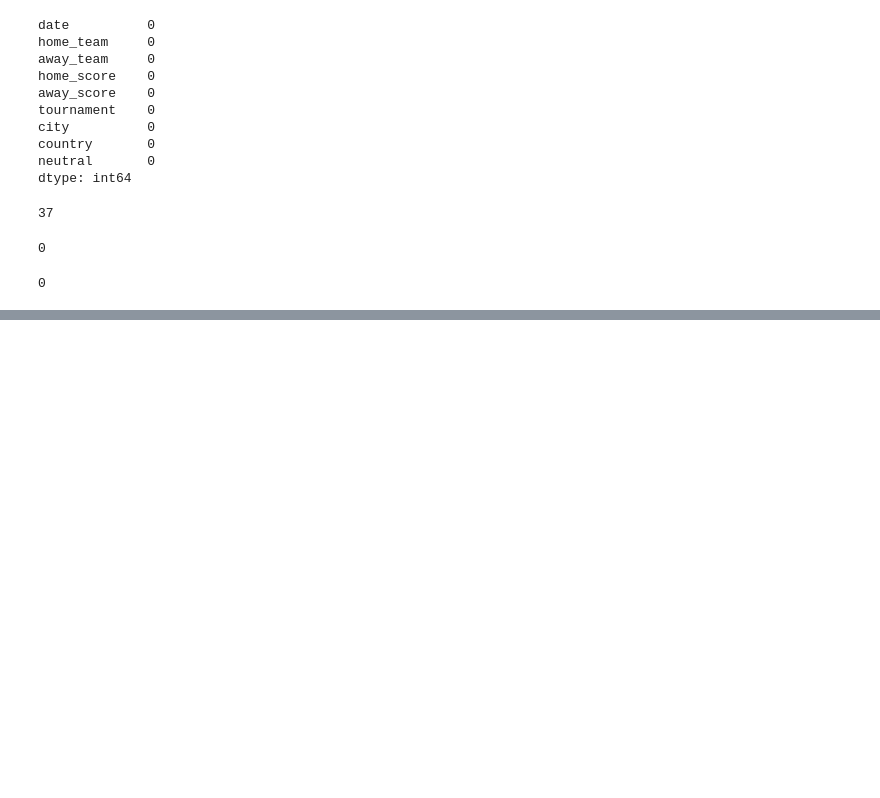
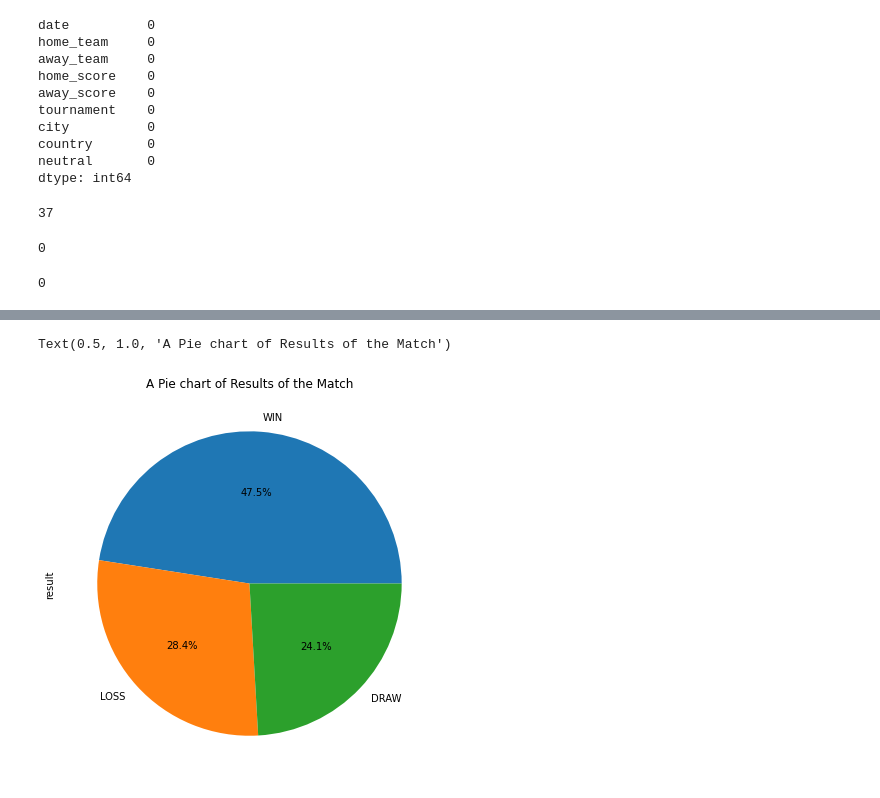
Before and after one commit to tiffanyndanu/Mchezopesa, a Jupyter notebook: Mchezopesa.ipynb, the cells around one changed output, grey strips where cells are left out. Cells and saved outputs as stored; diff of their text form; code cells hidden in the pictures; blank space fills up the shorter version.

```diff
--- a/Mchezopesa.ipynb
+++ b/Mchezopesa.ipynb
@@ -263,0 +635,8 @@ Results.duplicated().sum()
+# %%
+# Pie chart visualizing the wins, loses and draws
+
+Final.result.value_counts().plot(kind= 'pie', figsize=[7,7], autopct = '%1.1f%%')
+plt.title('A Pie chart of Results of the Match')
+# %% [output]
+Text(0.5, 1.0, 'A Pie chart of Results of the Match')
+[figure, added]
```
Also changed, not shown: parts of 46 cells of this notebook.
